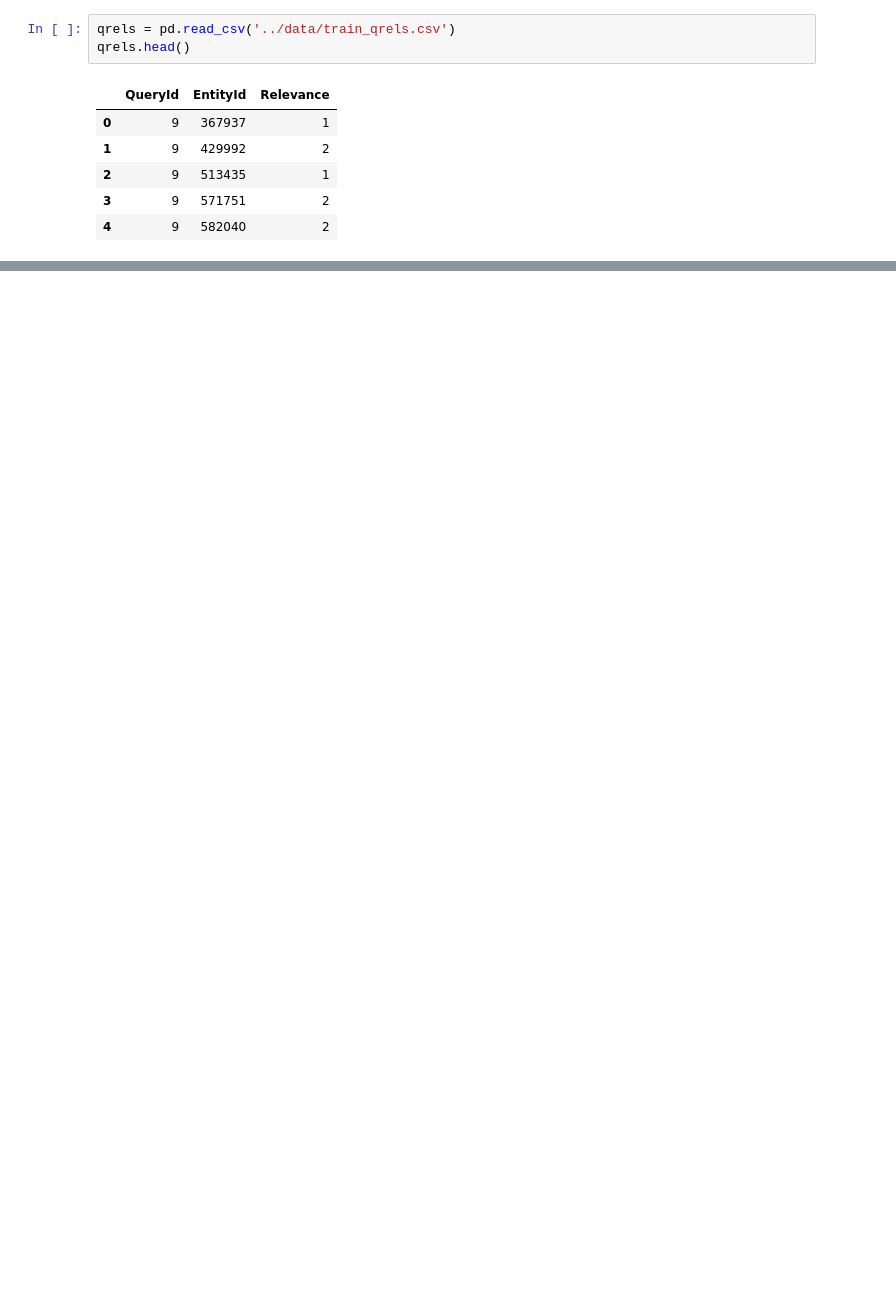
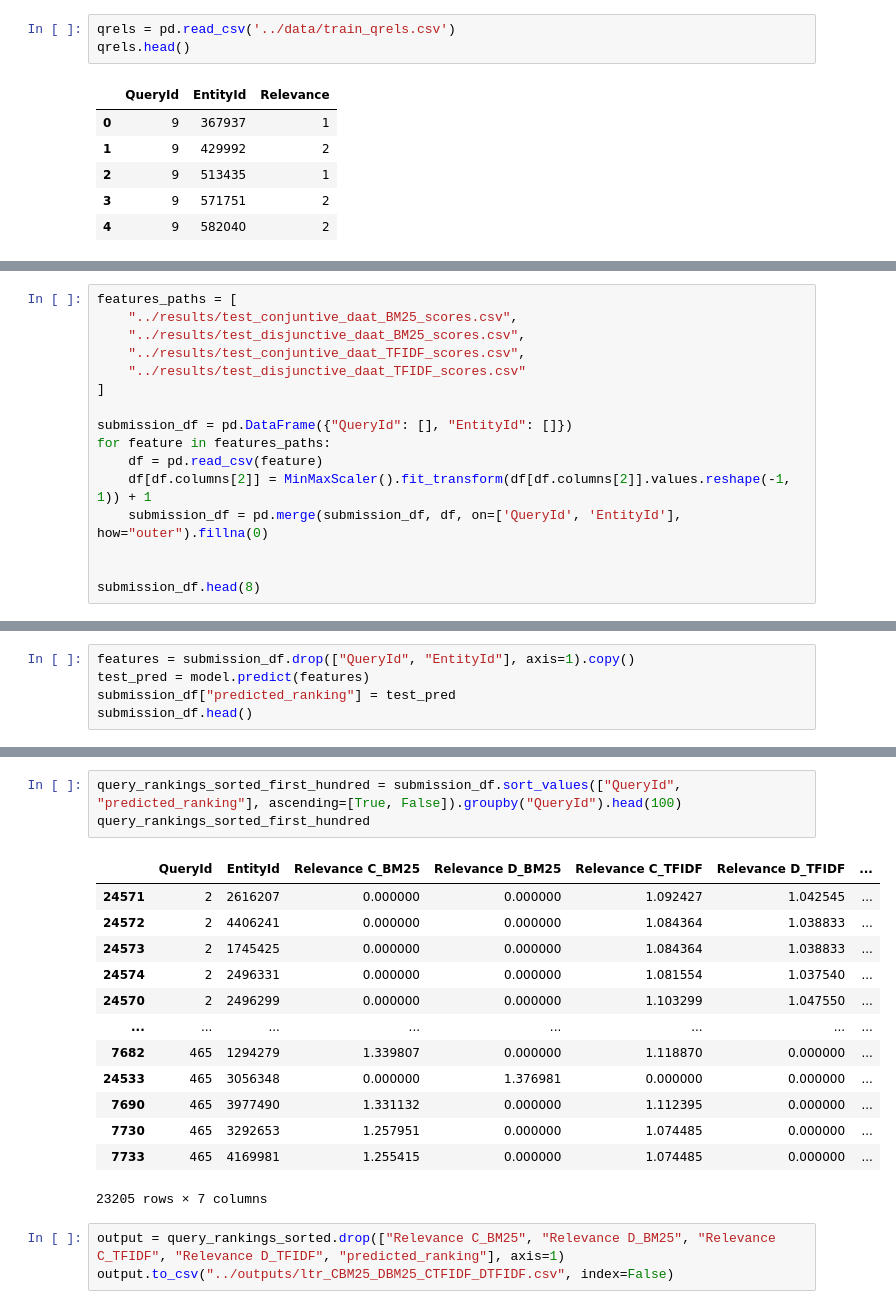
Before and after one commit to RitaRez/ir_research_challenge, a Jupyter notebook: learning_to_rank/ltr.ipynb, the cells around one changed output, grey strips where cells are left out. Drawn from its saved outputs; the diff is of its cells as text; blank space fills up the shorter version.

```diff
--- a/learning_to_rank/ltr.ipynb
+++ b/learning_to_rank/ltr.ipynb
@@ -105,0 +232,16 @@ X_test.sort_values("predicted_ranking", ascending=False)
+# %%
+features_paths = [
+    "../results/test_conjuntive_daat_BM25_scores.csv",
+    "../results/test_disjunctive_daat_BM25_scores.csv",
+    "../results/test_conjuntive_daat_TFIDF_scores.csv",
+    "../results/test_disjunctive_daat_TFIDF_scores.csv"
+]
+
+submission_df = pd.DataFrame({"QueryId": [], "EntityId": []})
+for feature in features_paths:
+    df = pd.read_csv(feature)
+    df[df.columns[2]] = MinMaxScaler().fit_transform(df[df.columns[2]].values.reshape(-1, 1)) + 1
+    submission_df = pd.merge(submission_df, df, on=['QueryId', 'EntityId'], how="outer").fillna(0)
+
+
+submission_df.head(8)
@@ -105,0 +258,5 @@ X_test.sort_values("predicted_ranking", ascending=False)
+# %%
+features = submission_df.drop(["QueryId", "EntityId"], axis=1).copy()
+test_pred = model.predict(features)
+submission_df["predicted_ranking"] = test_pred
+submission_df.head()
@@ -105,0 +270,20 @@ X_test.sort_values("predicted_ranking", ascending=False)
+# %%
+query_rankings_sorted_first_hundred = submission_df.sort_values(["QueryId", "predicted_ranking"], ascending=[True, False]).groupby("QueryId").head(100)
+query_rankings_sorted_first_hundred
+# %% [output]
+|  | QueryId | EntityId | Relevance C_BM25 | Relevance D_BM25 | Relevance C_TFIDF | Relevance D_TFIDF | ... |
+| 24571 | 2 | 2616207 | 0.000000 | 0.000000 | 1.092427 | 1.042545 | ... |
+| 24572 | 2 | 4406241 | 0.000000 | 0.000000 | 1.084364 | 1.038833 | ... |
+| 24573 | 2 | 1745425 | 0.000000 | 0.000000 | 1.084364 | 1.038833 | ... |
+| 24574 | 2 | 2496331 | 0.000000 | 0.000000 | 1.081554 | 1.037540 | ... |
+| 24570 | 2 | 2496299 | 0.000000 | 0.000000 | 1.103299 | 1.047550 | ... |
+| ... | ... | ... | ... | ... | ... | ... | ... |
+| 7682 | 465 | 1294279 | 1.339807 | 0.000000 | 1.118870 | 0.000000 | ... |
+| 24533 | 465 | 3056348 | 0.000000 | 1.376981 | 0.000000 | 0.000000 | ... |
+| 7690 | 465 | 3977490 | 1.331132 | 0.000000 | 1.112395 | 0.000000 | ... |
+| 7730 | 465 | 3292653 | 1.257951 | 0.000000 | 1.074485 | 0.000000 | ... |
+| 7733 | 465 | 4169981 | 1.255415 | 0.000000 | 1.074485 | 0.000000 | ... |
+23205 rows × 7 columns
+# %%
+output = query_rankings_sorted.drop(["Relevance C_BM25", "Relevance D_BM25", "Relevance C_TFIDF", "Relevance D_TFIDF", "predicted_ranking"], axis=1)
+output.to_csv("../outputs/ltr_CBM25_DBM25_CTFIDF_DTFIDF.csv", index=False)
```
Also changed, not shown: parts of 44 cells of this notebook, 7 other files.
